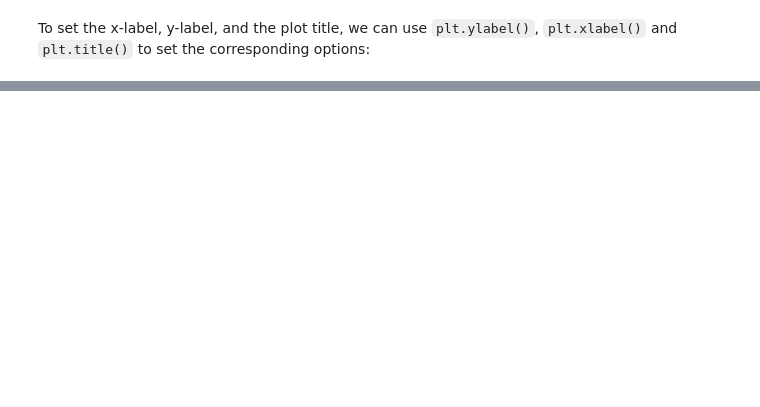
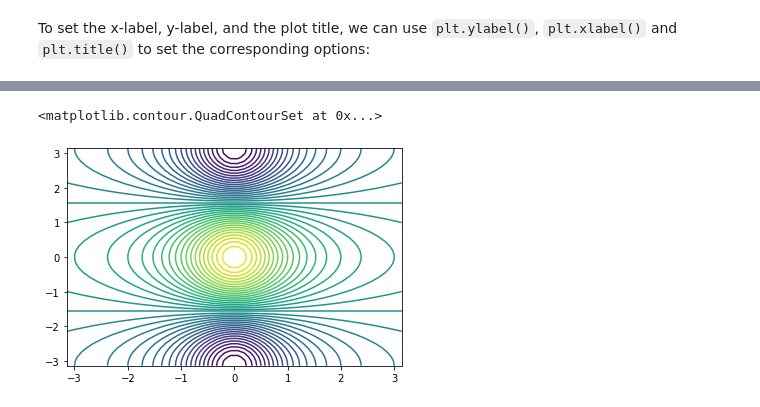
Before and after one commit to chenyulue/ISLP, a Jupyter notebook: Ch02-Statistical_Learning.ipynb, the cells around one changed output, grey strips where cells are left out. Cells and saved outputs as stored; diff of their text form; code cells hidden in the pictures; blank space fills up the shorter version.

```diff
--- a/Ch02-Statistical_Learning.ipynb
+++ b/Ch02-Statistical_Learning.ipynb
@@ -211,0 +253,5 @@ To save the output of a python plot, we can use the function `plt.savefig()`. Th
+# %%
+plt.contour(x, y, z, levels=45)
+# %% [output]
+<matplotlib.contour.QuadContourSet at 0x...>
+[figure, added]
```
Also changed, not shown: parts of 19 cells of this notebook.
